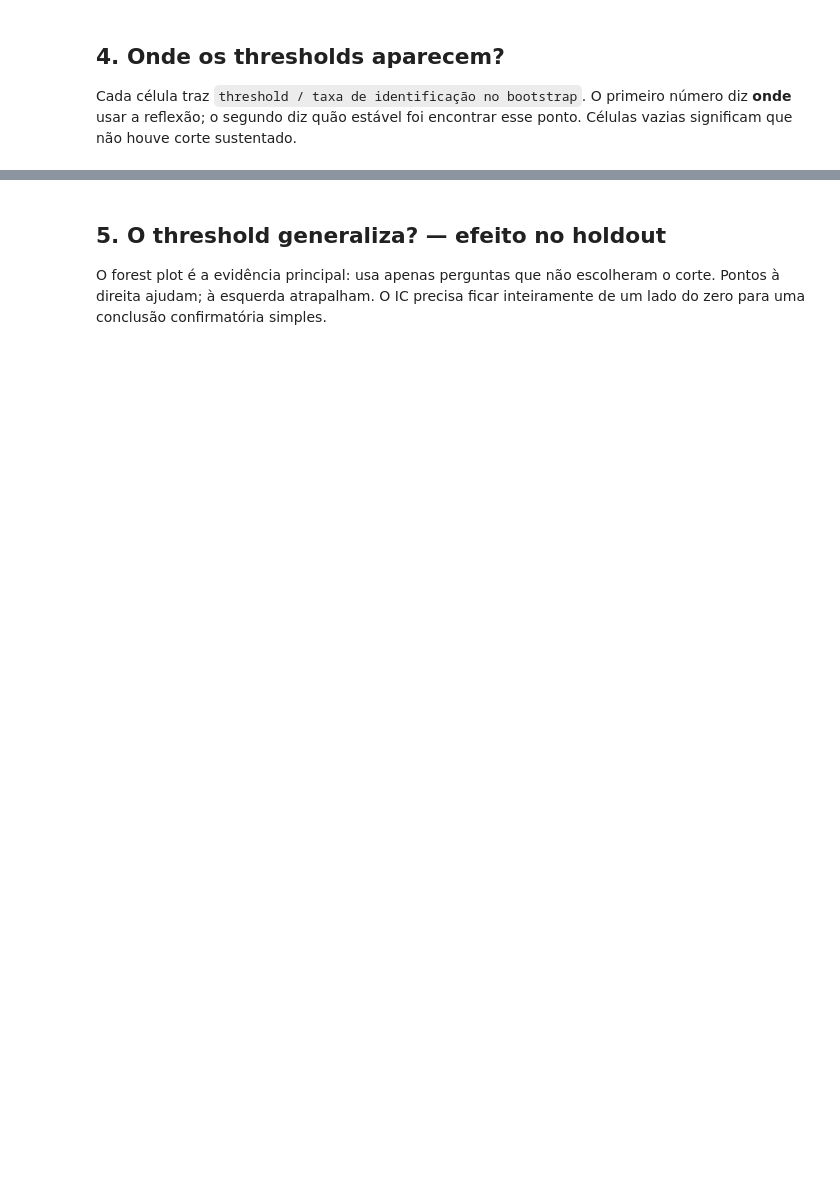
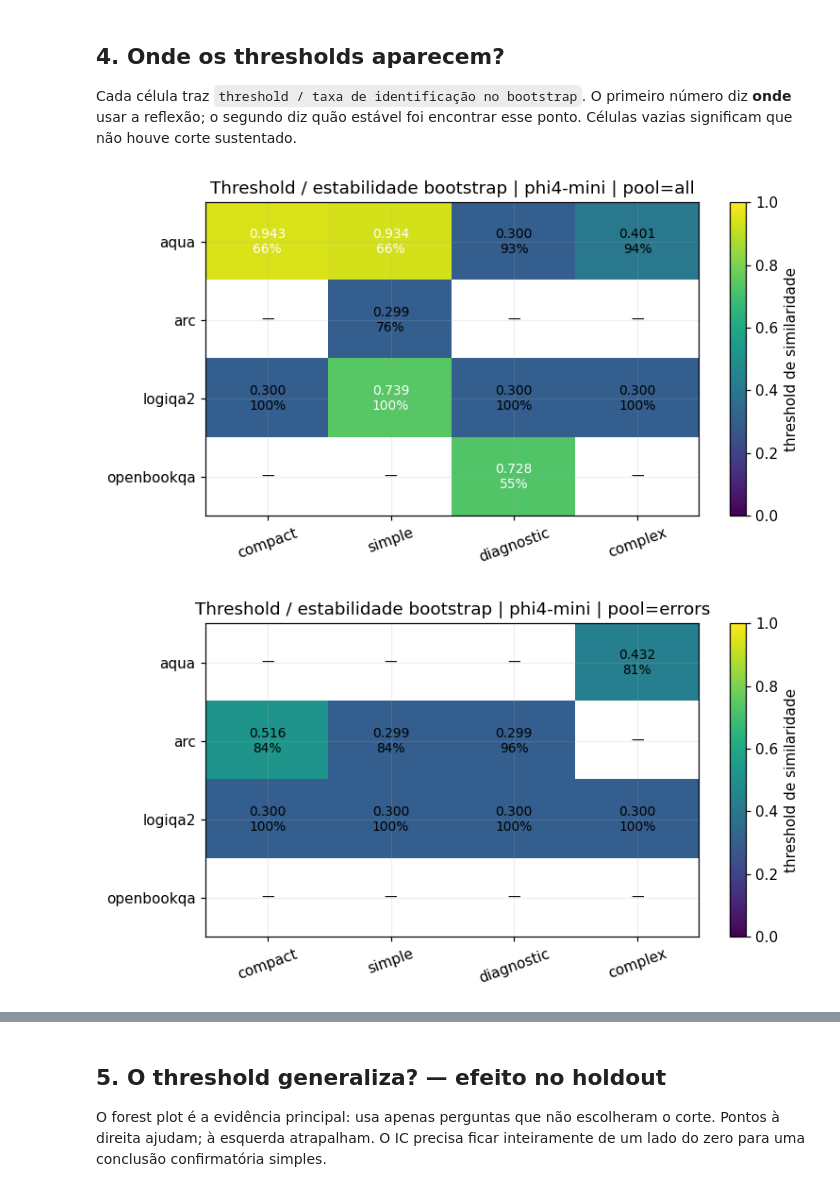
Before and after one commit to RodrigoFlexa/Reflection-MCQ, a Jupyter notebook: notebooks/08_similarity_reflection_threshold_plots.ipynb, the cells around one changed output, grey strips where cells are left out. Drawn from its saved outputs; the diff is of its cells as text; code cells hidden in the pictures; blank space fills up the shorter version.

```diff
--- a/notebooks/08_similarity_reflection_threshold_plots.ipynb
+++ b/notebooks/08_similarity_reflection_threshold_plots.ipynb
@@ -248,28 +321,31 @@ esse ponto. Células vazias significam que não houve corte sustentado.
 # %%
 def threshold_heatmap(model, pool):
     sub = threshold_df[(threshold_df.model == model) & (threshold_df.pool == pool)]
     values = sub.pivot(index="dataset", columns="depth", values="threshold").reindex(
         index=DATASETS, columns=DEPTH_ORDER
     )
     rates = sub.pivot(index="dataset", columns="depth", values="threshold_identification_rate").reindex(
         index=DATASETS, columns=DEPTH_ORDER
     )
     fig, ax = plt.subplots(figsize=(max(7, 1.8 * len(DEPTH_ORDER)), max(4, 0.8 * len(DATASETS))))
     masked = np.ma.masked_invalid(values.to_numpy(float))
     image = ax.imshow(masked, cmap="viridis", vmin=0, vmax=1, aspect="auto")
-    ax.set_xticks(range(len(DEPTH_ORDER)), [DEPTH_LABELS.get(d, d) for d in DEPTH_ORDER], rotation=20)
+    ax.set_xticks(range(len(DEPTH_ORDER)), DEPTH_ORDER, rotation=20)
     ax.set_yticks(range(len(DATASETS)), DATASETS)
     for i in range(len(DATASETS)):
         for j in range(len(DEPTH_ORDER)):
             t, rate = values.iloc[i, j], rates.iloc[i, j]
             label = "—" if pd.isna(t) else f"{t:.3f}\n{rate:.0%}"
             color = "white" if pd.notna(t) and (t < 0.28 or t > 0.72) else "black"
             ax.text(j, i, label, ha="center", va="center", color=color, fontsize=9)
     ax.set_title(f"Threshold / estabilidade bootstrap | {model} | pool={pool}")
     fig.colorbar(image, ax=ax, label="threshold de similaridade")
     finish(fig, f"03_threshold_map__{model}__{pool}.png")
 
 
 for model in MODELS:
     for pool in COMPARISON_POOLS:
         threshold_heatmap(model, pool)
+# %% [output]
+[figure, added]
+[figure, added]
```
Also changed, not shown: parts of 18 cells of this notebook.
